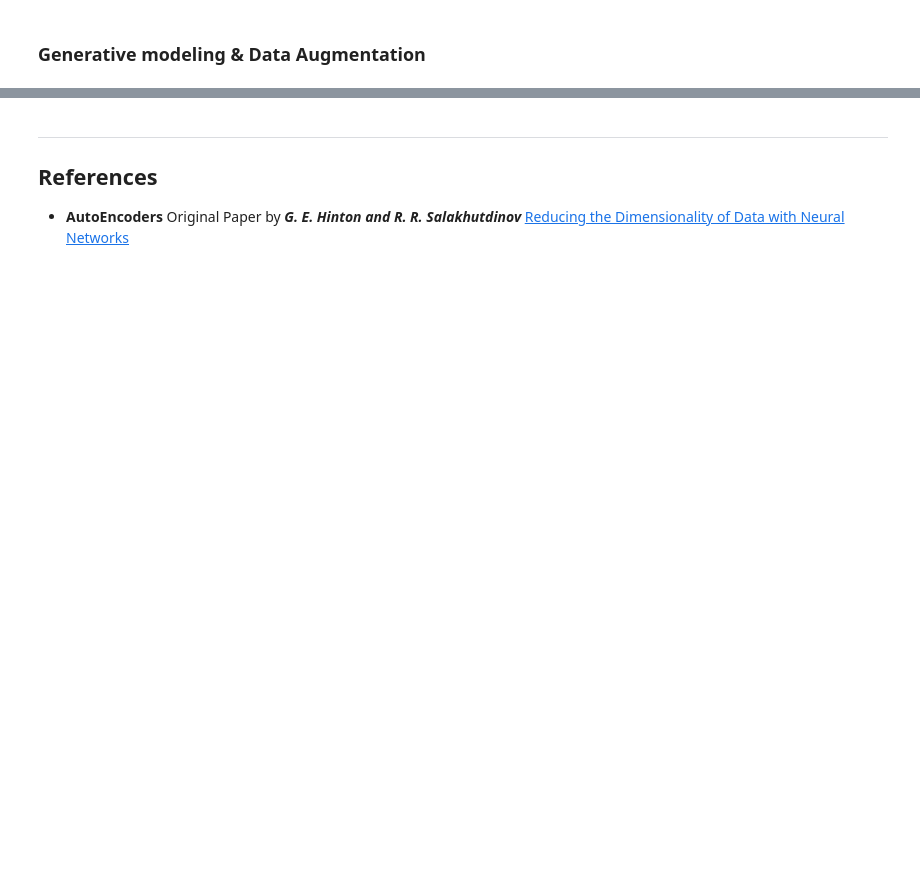
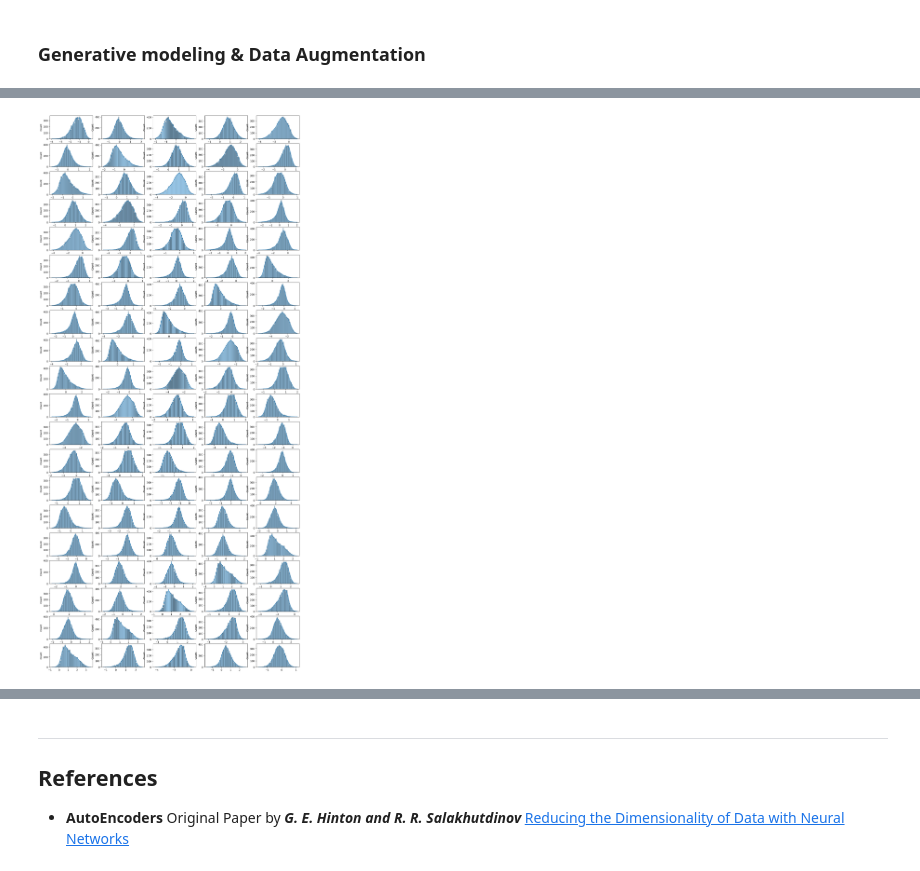
Before and after one commit to JamorMoussa/learn-DeepLearning, a Jupyter notebook: AutoEncoders/AutoEncoders-Architecture-In-DeepLearning.ipynb, the cells around one changed output, grey strips where cells are left out. Drawn from its saved outputs; the diff is of its cells as text; code cells hidden in the pictures; blank space fills up the shorter version.

```diff
--- a/AutoEncoders/AutoEncoders-Architecture-In-DeepLearning.ipynb
+++ b/AutoEncoders/AutoEncoders-Architecture-In-DeepLearning.ipynb
@@ -407,0 +446,19 @@ In this section, we're going to use the pre-trainned AutoEncoder model, gotten i
+# %%
+def get_mean_std_of(digit: int = 0) -> None:
+    digit_set = Subset(mnist, indices= tuple(i for i, cls in enumerate(mnist.targets) if cls==digit))
+    digit_x = torch.stack([d[0].flatten() for d in digit_set])
+
+    emb_x = model.encoder(digit_x)
+
+    return emb_x, emb_x.mean(axis=0), emb_x.std(axis=0)
+# %%
+def plot_emb_dist_of(digit_emb: torch.Tensor):
+
+    fig, axes = plt.subplots(20, 5, figsize=(18, 40))
+    for i in range(20):
+        for j in range(5):
+            sns.histplot(ax=axes[i, j], data=digit_emb[:, i + j].detach().numpy(), kde=True)
+
+    plt.show()
+# %%
+digit_emb, digit_mean, digit_std = get_mean_std_of(9)
@@ -407,0 +524,4 @@ In this section, we're going to use the pre-trainned AutoEncoder model, gotten i
+# %%
+plot_emb_dist_of(digit_emb)
+# %% [output]
+[figure, added]
```
Also changed, not shown: parts of 46 cells of this notebook, 8 other files.
